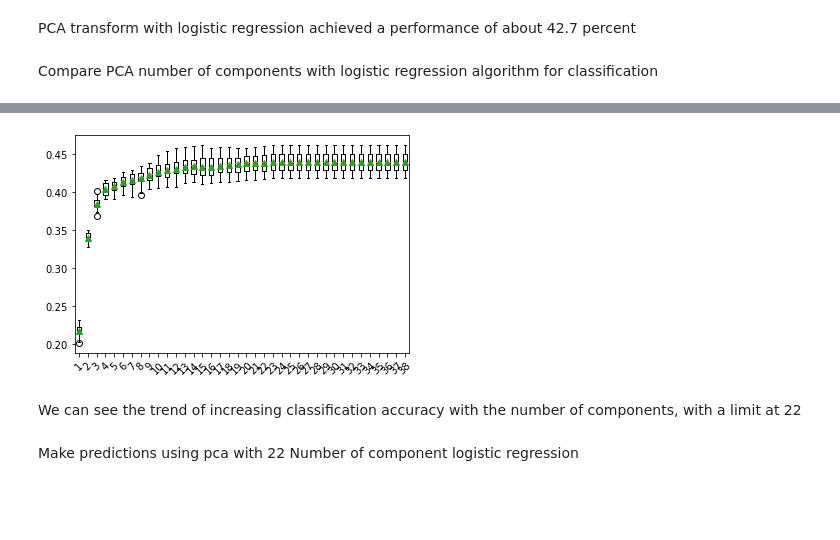
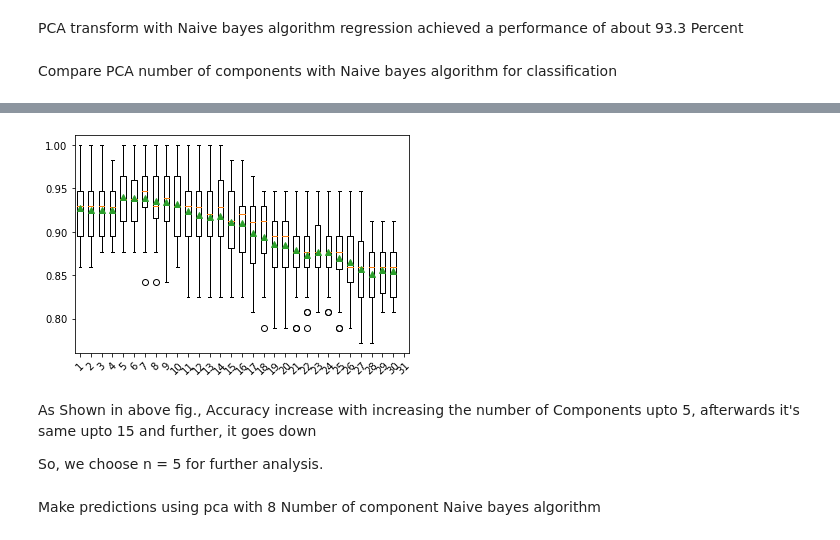
Before and after one commit to Narula901/Feature-Reduction, a Jupyter notebook: PCA.ipynb, the cells around one changed output, grey strips where cells are left out. Cells and saved outputs as stored; diff of their text form; code cells hidden in the pictures; blank space fills up the shorter version.

```diff
--- a/PCA.ipynb
+++ b/PCA.ipynb
@@ -63,6 +53,6 @@ memory usage: 2.6 MB
 # %%
 # split data into inputs and outputs
-X = Nutrition.iloc[:, :-1]
-y = Nutrition.iloc[:, -1]
+X = breast_Cancer.iloc[:, :-1]
+y = breast_Cancer.iloc[:, -1]
 print(X.shape, y.shape)
 # %% [output]
@@ -85,4 +77,11 @@ import numpy as np
 # %%
 # define the pipeline
-steps = [('norm', MinMaxScaler()), ('pca', PCA(n_components=10)), ('m', LogisticRegression())]
+steps = [('norm', MinMaxScaler()), ('pca', PCA(n_components=10)), ('m', GaussianNB())]
 model = Pipeline(steps=steps)
+
+# evaluate model
+cv = RepeatedStratifiedKFold(n_splits=10, n_repeats=3, random_state=1)
+n_scores = cross_val_score(model, X, y, scoring='accuracy', cv=cv, n_jobs=-1)
+
+#Report performance
+print('Accuracy: %.3f (%.3f)' % (mean(n_scores), std(n_scores)))
@@ -98,17 +90,4 @@ Accuracy: 0.427 (0.011)
 # %% [markdown]
-PCA transform with logistic regression achieved a performance of about 42.7 percent
+PCA transform with Naive bayes algorithm regression achieved a performance of about 93.3 Percent
 # %% [markdown]
- Compare PCA number of components with logistic regression algorithm for classification
+ Compare PCA number of components with Naive bayes algorithm  for classification
-# %%
-def get_dataset():
-    X = Nutrition.iloc[:, :-1]
-    y = Nutrition.iloc[:, -1]
-    return X,y
-# %%
-# get a list of models to evaluate
-def get_models():
- models = dict()
- for i in range(1,39):
-    steps = [('norm', MinMaxScaler()), ('pca', PCA(n_components=i)), ('m', LogisticRegression())]
-    models[str(i)] = Pipeline(steps=steps)
- return models
@@ -121,4 +94,23 @@ def evaluate_model(model, X, y):
 # %%
+def get_dataset():
+    X = breast_Cancer.iloc[:, :-1]
+    y = breast_Cancer.iloc[:, -1]
+    return X,y
+
+# get a list of models to evaluate
+def get_models():
+ models = dict()
+ for i in range(1,32):
+    steps = [('norm', MinMaxScaler()), ('pca', PCA(n_components=i)), ('m', GaussianNB())]
+    models[str(i)] = Pipeline(steps=steps)
+ return models
+
+# evaluate a given model using cross-validation
+def evaluate_model(model, X, y):
+ cv = RepeatedStratifiedKFold(n_splits=10, n_repeats=3, random_state=1)
+ scores = cross_val_score(model, X, y, scoring='accuracy', cv=cv, n_jobs=-1)
+ return scores
+
 
 # get the models to evaluate
 models = get_models()
@@ -154,3 +146 @@ pyplot.show()
-[figure, old version]
+[figure, new version]
-# %% [markdown]
-We can see the trend of increasing classification accuracy with the number of components, with a limit at 22
@@ -159,3 +147,7 @@ import matplotlib.pyplot as plt
+# %% [markdown]
+As Shown in above fig., Accuracy increase with increasing the number of Components upto 5, afterwards it's same upto 15 and further, it goes down
+
+So, we choose n = 5 for further analysis.
 # %% [markdown]
-Make predictions using pca with 22 Number of component logistic regression
+Make predictions using pca with 8 Number of component Naive bayes algorithm
 # %%
```
Also changed, not shown: parts of 20 cells of this notebook, 1 other file.
